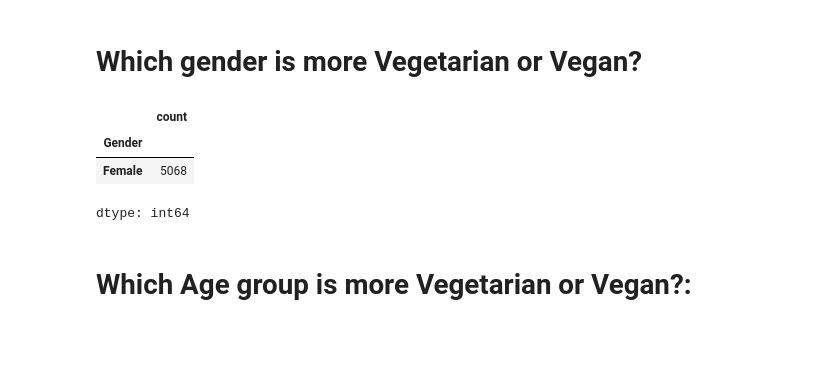
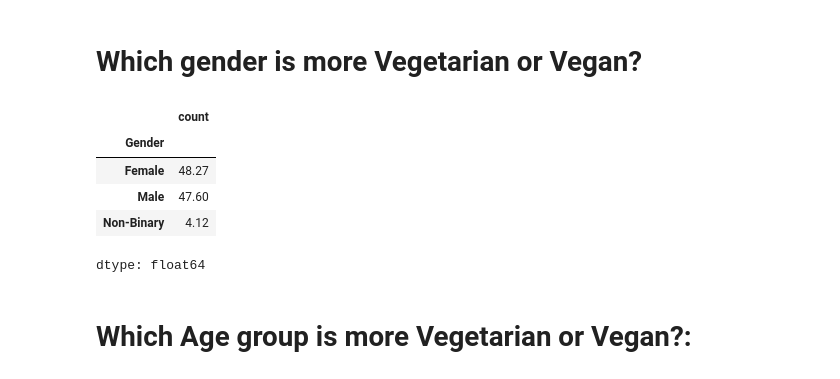
Before and after one commit to nanaaries313/Portfolio, a Jupyter notebook: India_Impact.ipynb, the cells around one changed output. Cells and saved outputs as stored; diff of their text form; code cells hidden in the pictures; blank space fills up the shorter version.

```diff
--- a/India_Impact.ipynb
+++ b/India_Impact.ipynb
@@ -124,12 +124,14 @@ India[['Age', 'Region']].boxplot(by='Region', figsize=(6,6))
 # %% [markdown]
 # Which gender is more Vegetarian or Vegan?
 # %%
-India[ (India['Diet_Type'] == 'Vegetarian') | (India['Diet_Type'] == 'Vegan') ]['Gender'].value_counts(). head (1)
+((India[ (India['Diet_Type'] == 'Vegetarian') | (India['Diet_Type'] == 'Vegan') ]['Gender'].value_counts() / India.loc [(India ['Diet_Type'] == 'Vegetarian') | (India ['Diet_Type'] == 'Vegan')].shape[0]) * 100).round(2)
 # %% [output]
 |  | count |
 | Gender |  |
-| Female | 5068 |
+| Female | 48.27 |
+| Male | 47.60 |
+| Non-Binary | 4.12 |
-dtype: int64
+dtype: float64
 # %% [markdown]
 # Which Age group is more Vegetarian or Vegan?:
 # %%
```
Also changed, not shown: parts of 2 cells of this notebook.
